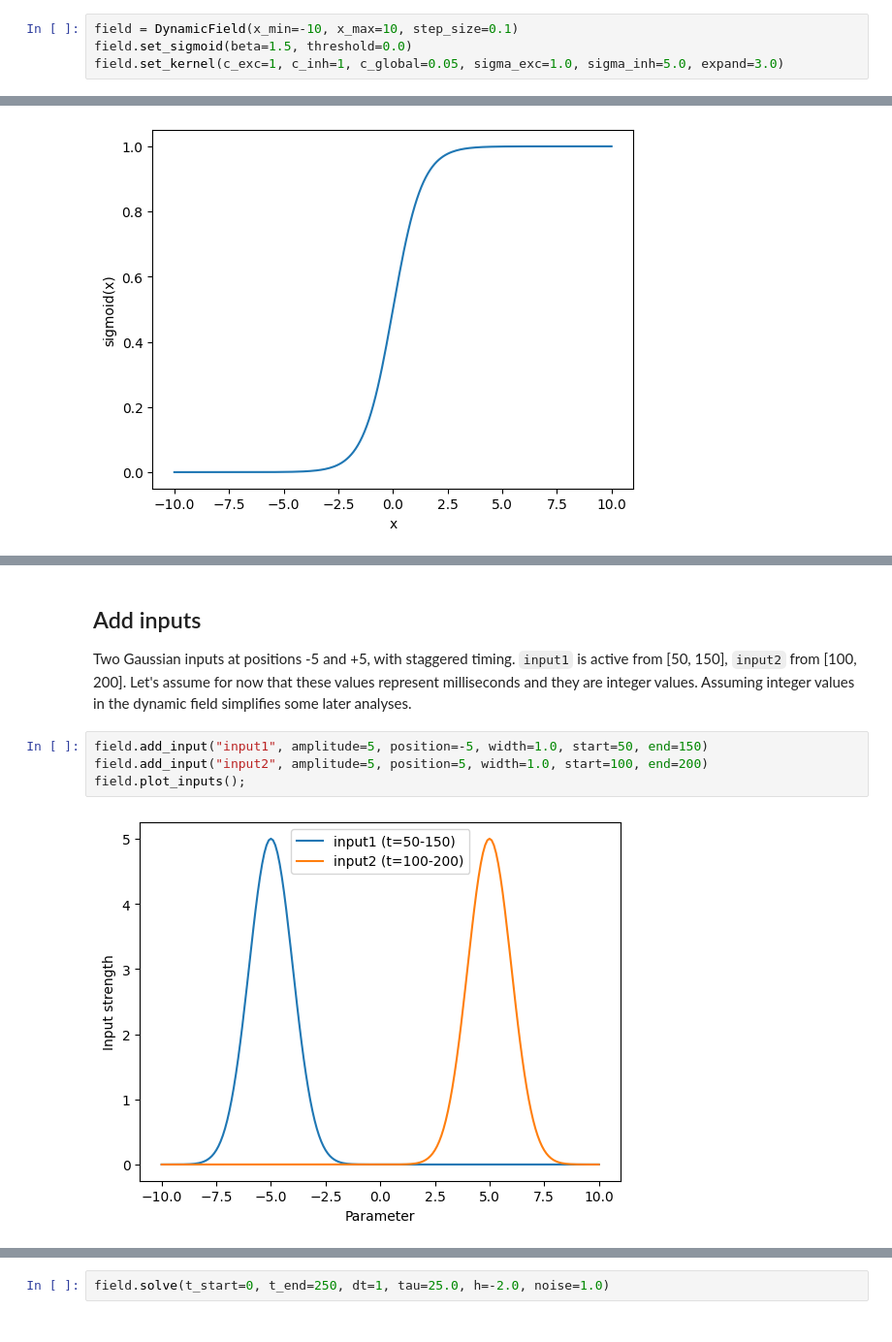
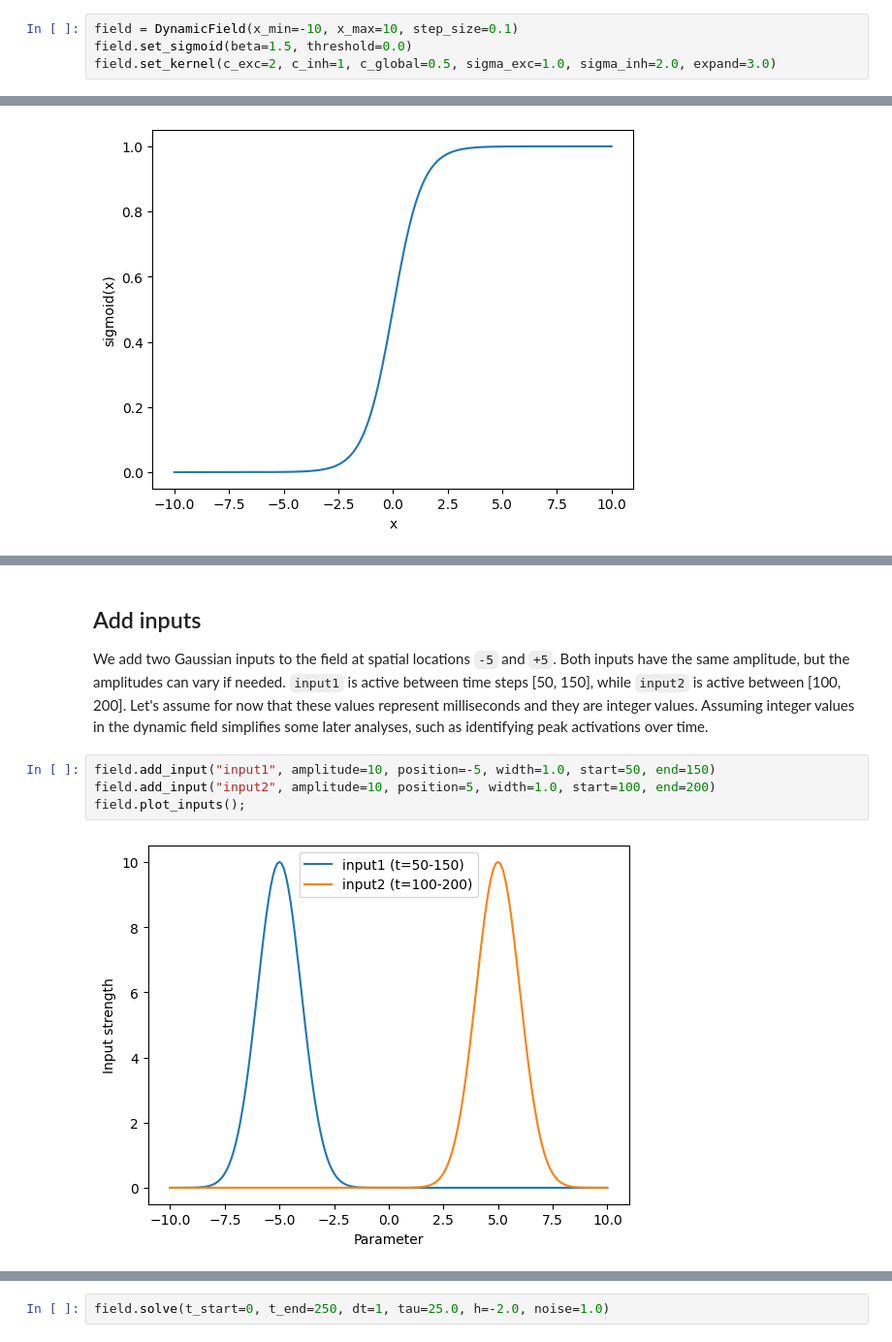
Before and after one commit to samkirkham/PyPhonPlan, a Jupyter notebook: examples/single_field.ipynb, the cells around one changed output, grey strips where cells are left out. Shown at 97% size. Drawn from its saved outputs; the diff is of its cells as text.

Commit message:
Single field notebook, updated documentation and reduced examples

```diff
--- a/examples/single_field.ipynb
+++ b/examples/single_field.ipynb
@@ -14,7 +16,7 @@ Set up a field spanning [-10, 10] (our phonetic parameter) with a sigmoidal thre
 # %%
 field = DynamicField(x_min=-10, x_max=10, step_size=0.1)
 field.set_sigmoid(beta=1.5, threshold=0.0)
-field.set_kernel(c_exc=1, c_inh=1, c_global=0.05, sigma_exc=1.0, sigma_inh=5.0, expand=3.0)
+field.set_kernel(c_exc=2, c_inh=1, c_global=0.5, sigma_exc=1.0, sigma_inh=2.0, expand=3.0)
 # %% [markdown]
 ### Sigmoid and kernel
 
@@ -32,13 +34,13 @@ field.plot_kernel();
 # %% [markdown]
 ## Add inputs
 
-Two Gaussian inputs at positions -5 and +5, with staggered timing. `input1` is active from [50, 150], `input2` from [100, 200]. Let's assume for now that these values represent milliseconds and they are integer values. Assuming integer values in the dynamic field simplifies some later analyses.
+We add two Gaussian inputs to the field at spatial locations `-5` and `+5`. Both inputs have the same amplitude, but the amplitudes can vary if needed. `input1` is active between time steps [50, 150], while `input2` is active between [100, 200]. Let's assume for now that these values represent milliseconds and they are integer values. Assuming integer values in the dynamic field simplifies some later analyses, such as identifying peak activations over time.
 # %%
-field.add_input("input1", amplitude=5, position=-5, width=1.0, start=50, end=150)
-field.add_input("input2", amplitude=5, position=5, width=1.0, start=100, end=200)
+field.add_input("input1", amplitude=10, position=-5, width=1.0, start=50, end=150)
+field.add_input("input2", amplitude=10, position=5, width=1.0, start=100, end=200)
 field.plot_inputs();
 # %% [output]
-[figure, old version]
+[figure, new version]
 # %% [markdown]
 ## Solve the field
 
```
Also changed, not shown: parts of 27 cells of this notebook, 1 other file.
